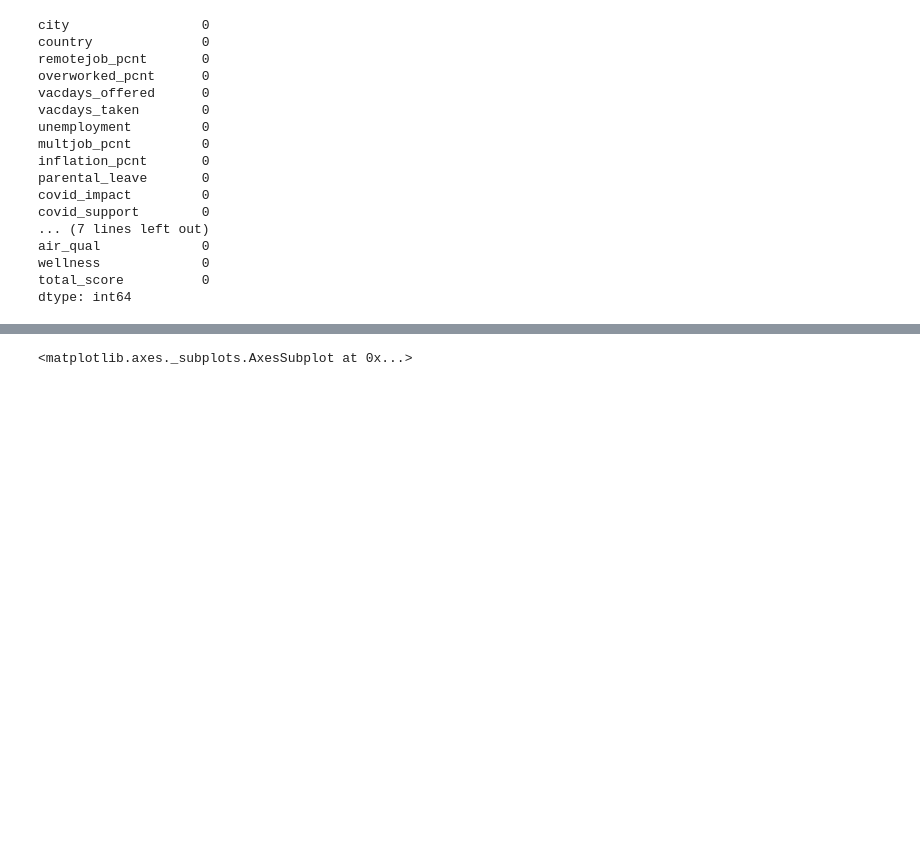
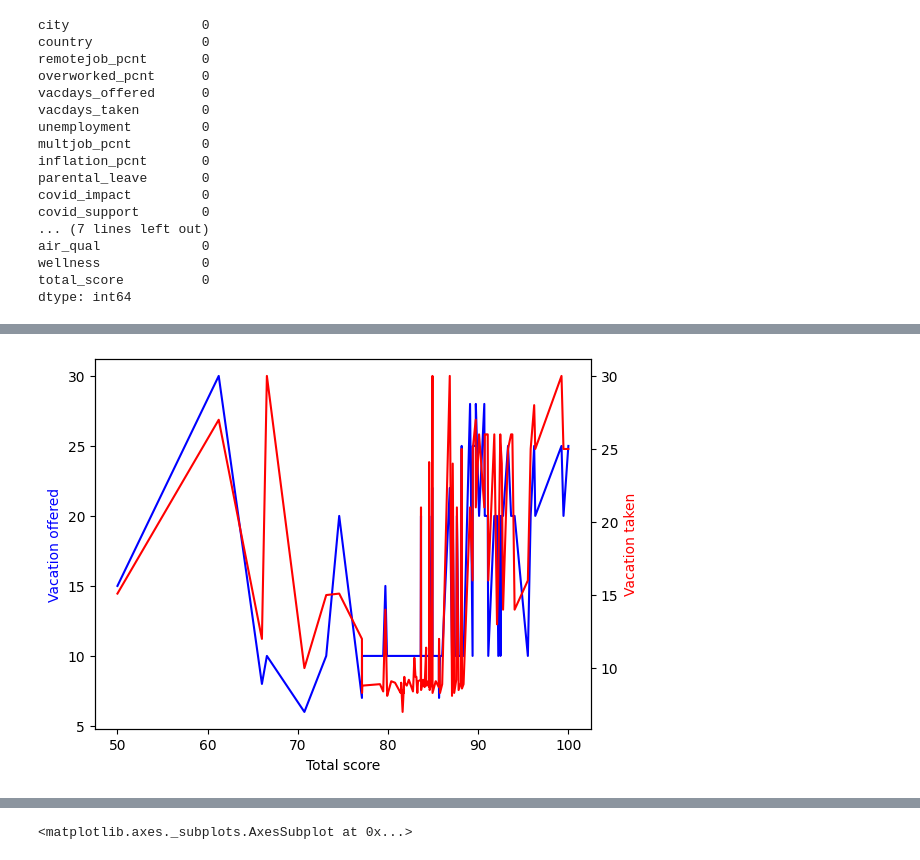
Before and after one commit to oheag2/UCDPA_GillianOHea, a Jupyter notebook: GillianOHea_FinalProject.ipynb, the cells around one changed output, grey strips where cells are left out. Saved outputs shown, nothing was run; the diff lists cells and outputs as text; code cells hidden in the pictures; blank space fills up the shorter version.

```diff
--- a/GillianOHea_FinalProject.ipynb
+++ b/GillianOHea_FinalProject.ipynb
@@ -98,0 +187,13 @@ dtype: int64
+# %%
+fig, ax = plt.subplots()
+ax.plot(df['total_score'], df['vacdays_offered'], color="blue")
+ax.set_xlabel('Total score')
+ax.set_ylabel('Vacation offered', color="blue")
+#ax.ticks_params('y', colors="blue") #can take y or x argument
+ax2 = ax.twinx()
+ax2.plot(df['total_score'], df['vacdays_taken'], color="red")
+ax2.set_ylabel('Vacation taken', color="red")
+#ax2.ticks_params('y', colors="red") #can take y or x argument
+plt.show()
+# %% [output]
+[figure, added]
```
Also changed, not shown: parts of 60 cells of this notebook.
